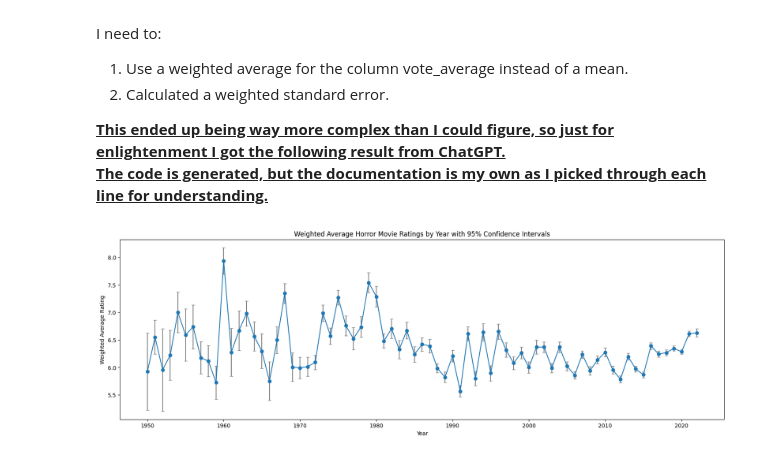
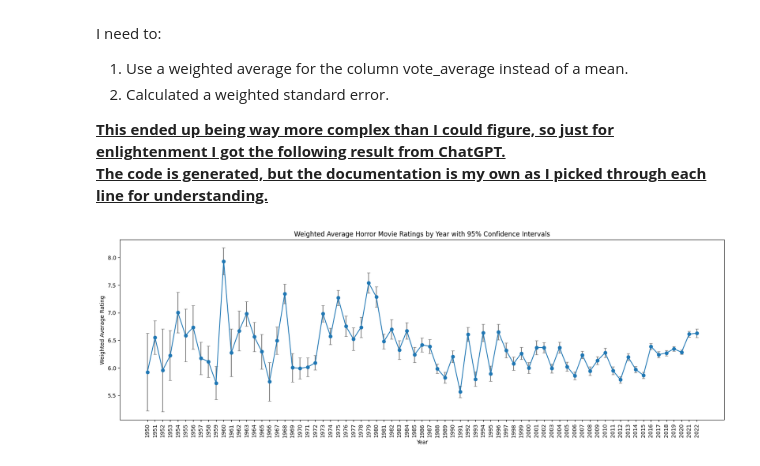
Before and after one commit to ashley-skidmore/horror_movie_playground, a Jupyter notebook: notebooks/horror_by_year.ipynb, the cells around one changed output. Cells and saved outputs as stored; diff of their text form; code cells hidden in the pictures.

```diff
--- a/notebooks/horror_by_year.ipynb
+++ b/notebooks/horror_by_year.ipynb
@@ -396,11 +396,14 @@ ci_upper = weighted_means + 1.96 * weighted_se
 # %%
 plt.figure(figsize=(20,6))
 plt.errorbar(weighted_means.index, weighted_means, yerr=1.96 * weighted_se, fmt='-o', ecolor='gray', capsize=3)
 
 plt.xlabel('Year')
 plt.ylabel('Weighted Average Rating')
 plt.title('Weighted Average Horror Movie Ratings by Year with 95% Confidence Intervals')
 
+#Adding the line below to make the x axis show each individual year rotated to the side for readability
+plt.xticks(weighted_means.index, rotation=90)
+
 plt.show()
 # %% [output]
-[figure, old version]
+[figure, new version]
```
Also changed, not shown: parts of 18 cells of this notebook.
